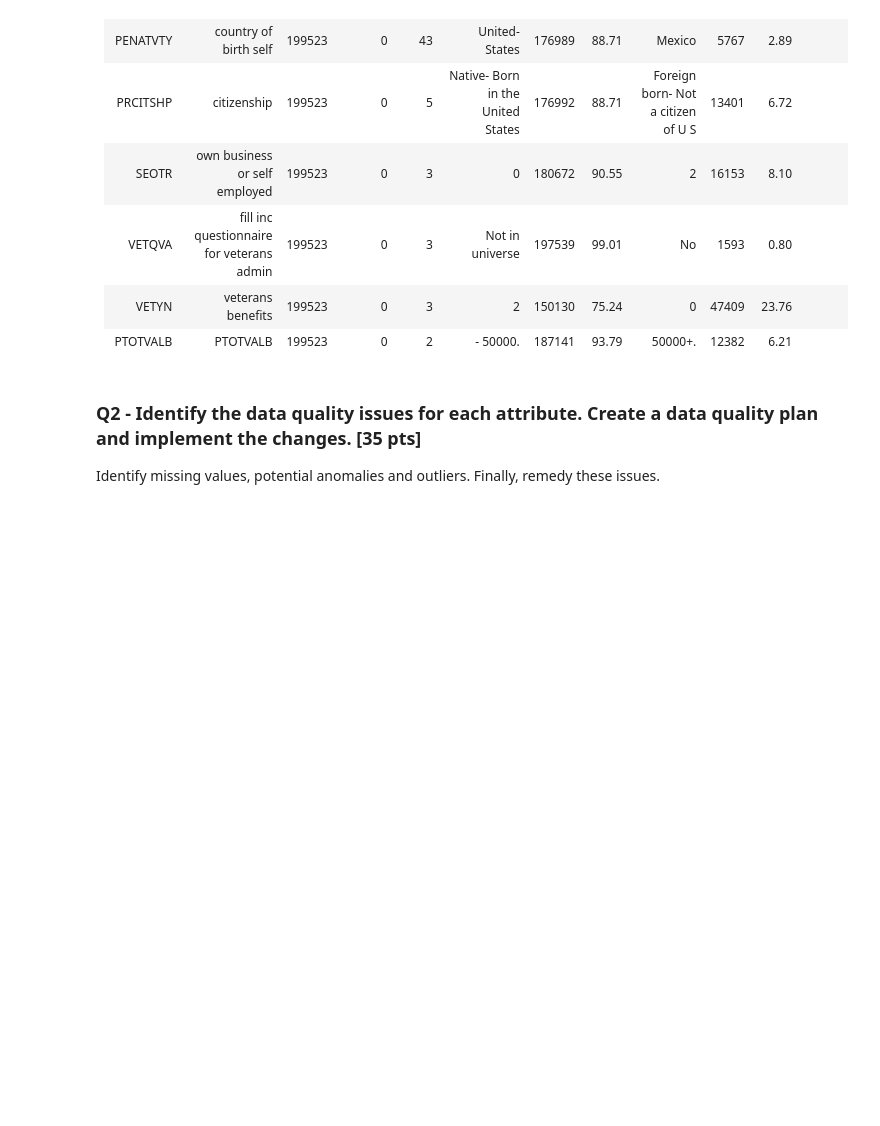
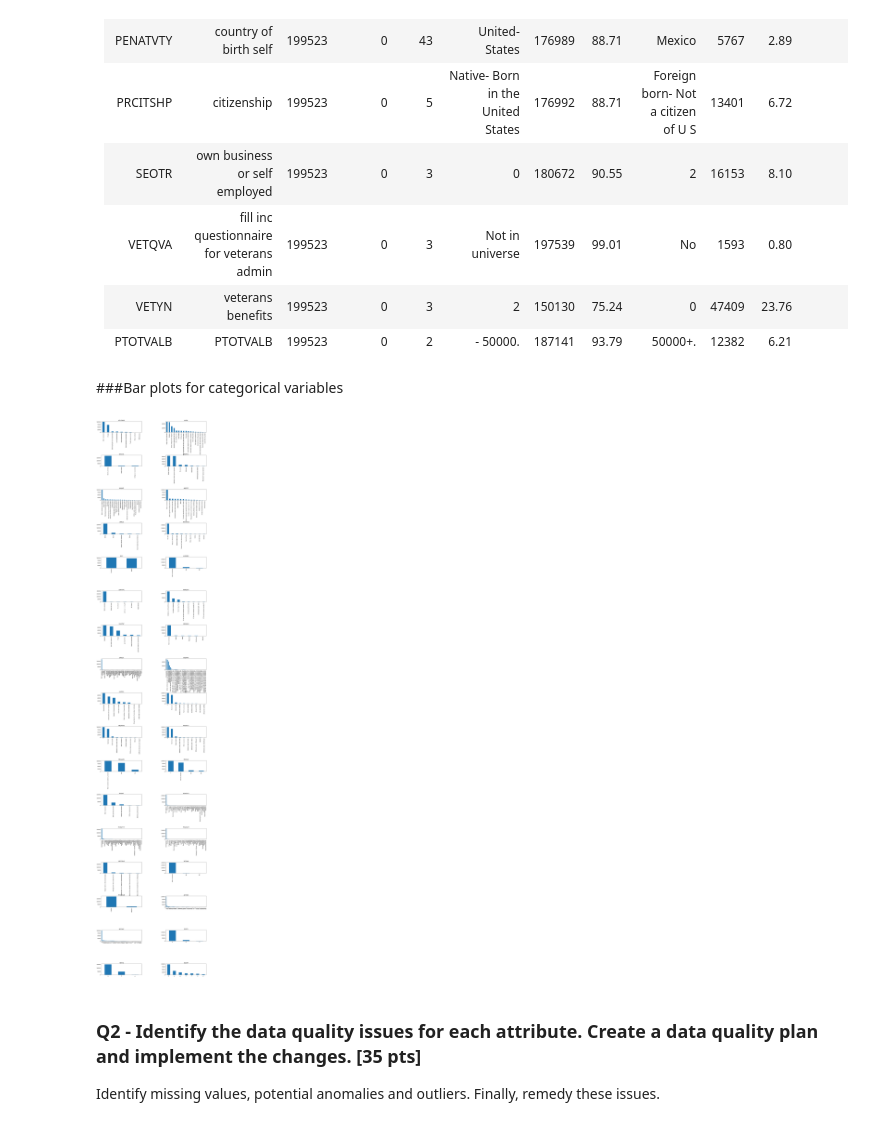
Before and after one commit to WilliamAshbee/DatascienceHomeworks, a Jupyter notebook: Copy_of_HW1_Ashbee_William.ipynb, the cells around one changed output. Drawn from its saved outputs; the diff is of its cells as text; code cells hidden in the pictures; blank space fills up the shorter version.

```diff
--- a/Copy_of_HW1_Ashbee_William.ipynb
+++ b/Copy_of_HW1_Ashbee_William.ipynb
@@ -356,6 +423,22 @@ for (name, series) in df.iteritems():
 | VETQVA | fill inc questionnaire for veterans admin | 199523 | 0 | 3 | Not in universe | 197539 | 99.01 | No | 1593 | 0.80
 | VETYN | veterans benefits | 199523 | 0 | 3 | 2 | 150130 | 75.24 | 0 | 47409 | 23.76
 | PTOTVALB | PTOTVALB | 199523 | 0 | 2 | - 50000. | 187141 | 93.79 | 50000+. | 12382 | 6.21
+# %% [markdown]
+###Bar plots for categorical variables
+# %%
+%matplotlib inline
+import matplotlib
+import matplotlib.pyplot as plt
+fig, ax = plt.subplots(17,2,figsize=(20,80)) # get a bigger figure
+fig.tight_layout(pad=20.0)
+i = 0
+axe = ax.ravel()
+for (name,series) in df_copy[not_continuous].iteritems():
+  axe[i].title.set_text(name)
+  series.value_counts().plot(kind='bar',ax=axe[i])
+  i+=1
+# %% [output]
+[figure, added]
 # %% [markdown]
 ### Q2 - Identify the data quality issues for each attribute. Create a data quality plan and implement the changes. [35 pts]
 
```
Also changed, not shown: parts of 21 cells of this notebook.
